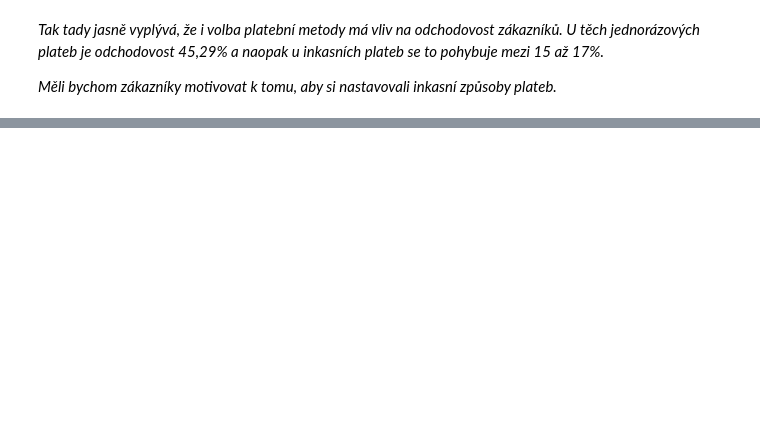
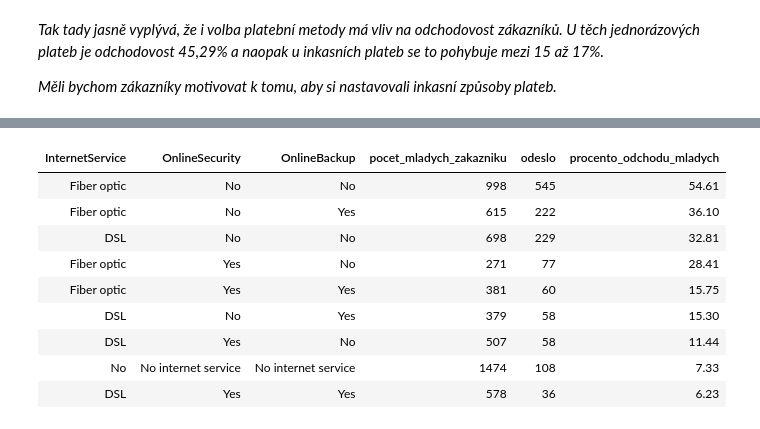
Before and after one commit to jstrigacova-dotcom/Telco, a Jupyter notebook: Telco, analýza.ipynb, the cells around one changed output, grey strips where cells are left out. Saved outputs shown, nothing was run; the diff lists cells and outputs as text; code cells hidden in the pictures; blank space fills up the shorter version.

```diff
--- a/Telco, analýza.ipynb
+++ b/Telco, analýza.ipynb
@@ -242,0 +360,29 @@ _Měli bychom zákazníky motivovat k tomu, aby si nastavovali inkasní způsoby
+# %%
+SELECT
+  InternetService,
+  OnlineSecurity,
+  OnlineBackup,
+  COUNT(*) AS pocet_mladych_zakazniku,
+  SUM(CASE WHEN Churn = 'Yes' THEN 1 ELSE 0 END) AS odeslo,
+  ROUND(SUM(CASE WHEN Churn = 'Yes' THEN 1 ELSE 0 END) * 100.0 / COUNT(*), 2) AS procento_odchodu_mladych
+FROM
+  workspace.default.telco
+WHERE
+  SeniorCitizen = 0
+GROUP BY
+  InternetService,
+  OnlineSecurity,
+  OnlineBackup
+ORDER BY
+  procento_odchodu_mladych DESC;
+# %% [output]
+| InternetService | OnlineSecurity | OnlineBackup | pocet_mladych_zakazniku | odeslo | procento_odchodu_mladych |
+| Fiber optic | No | No | 998 | 545 | 54.61 |
+| Fiber optic | No | Yes | 615 | 222 | 36.10 |
+| DSL | No | No | 698 | 229 | 32.81 |
+| Fiber optic | Yes | No | 271 | 77 | 28.41 |
+| Fiber optic | Yes | Yes | 381 | 60 | 15.75 |
+| DSL | No | Yes | 379 | 58 | 15.30 |
+| DSL | Yes | No | 507 | 58 | 11.44 |
+| No | No internet service | No internet service | 1474 | 108 | 7.33 |
+| DSL | Yes | Yes | 578 | 36 | 6.23 |
```
Also changed, not shown: parts of 25 cells of this notebook, 1 other file.
